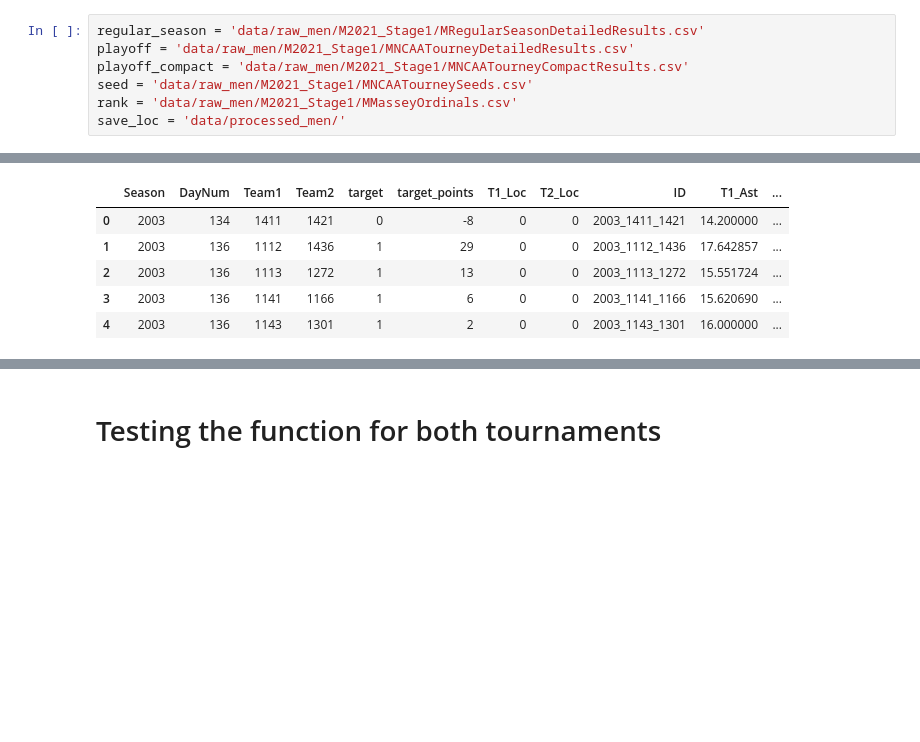
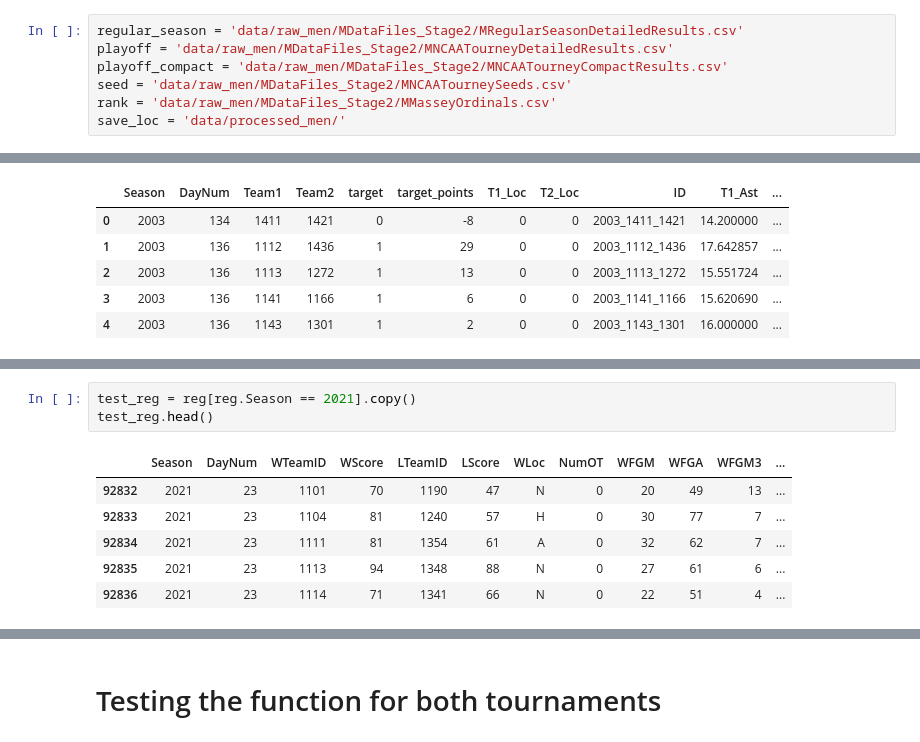
Before and after one commit to lucabasa/kaggle_competitions, a Jupyter notebook: march_madness/03_prepare_data.ipynb, the cells around one changed output, grey strips where cells are left out. Drawn from its saved outputs; the diff is of its cells as text; blank space fills up the shorter version.

Commit message:
processing 2021 data stage 2

```diff
--- a/march_madness/03_prepare_data.ipynb
+++ b/march_madness/03_prepare_data.ipynb
@@ -12,11 +12,11 @@ from source.add_info import add_seed, add_stage, add_rank, add_quality, highlow_
 
 pd.set_option("max_columns", 300)
 # %%
-regular_season = 'data/raw_men/M2021_Stage1/MRegularSeasonDetailedResults.csv'
-playoff = 'data/raw_men/M2021_Stage1/MNCAATourneyDetailedResults.csv'
-playoff_compact = 'data/raw_men/M2021_Stage1/MNCAATourneyCompactResults.csv'
-seed = 'data/raw_men/M2021_Stage1/MNCAATourneySeeds.csv'
-rank = 'data/raw_men/M2021_Stage1/MMasseyOrdinals.csv'
+regular_season = 'data/raw_men/MDataFiles_Stage2/MRegularSeasonDetailedResults.csv'
+playoff = 'data/raw_men/MDataFiles_Stage2/MNCAATourneyDetailedResults.csv'
+playoff_compact = 'data/raw_men/MDataFiles_Stage2/MNCAATourneyCompactResults.csv'
+seed = 'data/raw_men/MDataFiles_Stage2/MNCAATourneySeeds.csv'
+rank = 'data/raw_men/MDataFiles_Stage2/MMasseyOrdinals.csv'
 save_loc = 'data/processed_men/'
 # %%
 reg = pd.read_csv(regular_season)
@@ -170,0 +185,10 @@ all_reg.head()
+# %%
+test_reg = reg[reg.Season == 2021].copy()
+test_reg.head()
+# %% [output]
+|  | Season | DayNum | WTeamID | WScore | LTeamID | LScore | WLoc | NumOT | WFGM | WFGA | WFGM3 | ... |
+| 92832 | 2021 | 23 | 1101 | 70 | 1190 | 47 | N | 0 | 20 | 49 | 13 | ... |
+| 92833 | 2021 | 23 | 1104 | 81 | 1240 | 57 | H | 0 | 30 | 77 | 7 | ... |
+| 92834 | 2021 | 23 | 1111 | 81 | 1354 | 61 | A | 0 | 32 | 62 | 7 | ... |
+| 92835 | 2021 | 23 | 1113 | 94 | 1348 | 88 | N | 0 | 27 | 61 | 6 | ... |
+| 92836 | 2021 | 23 | 1114 | 71 | 1341 | 66 | N | 0 | 22 | 51 | 4 | ... |
```
Also changed, not shown: parts of 10 cells of this notebook.
